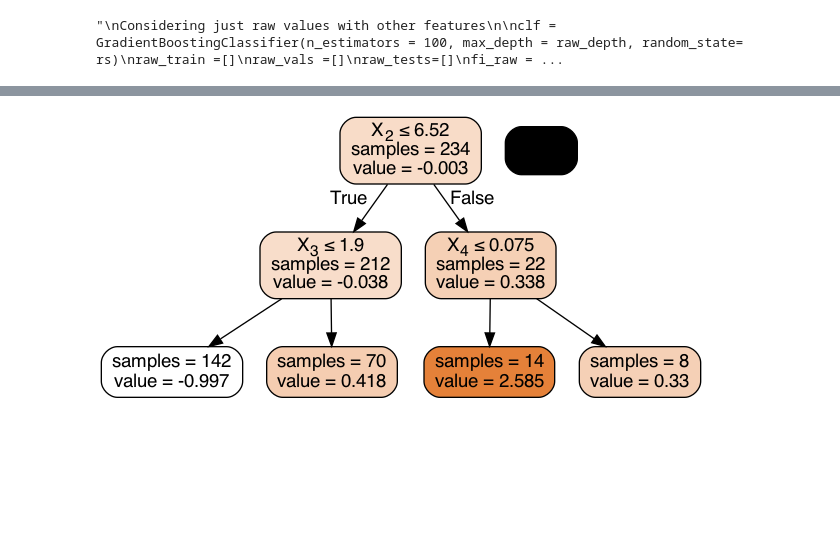
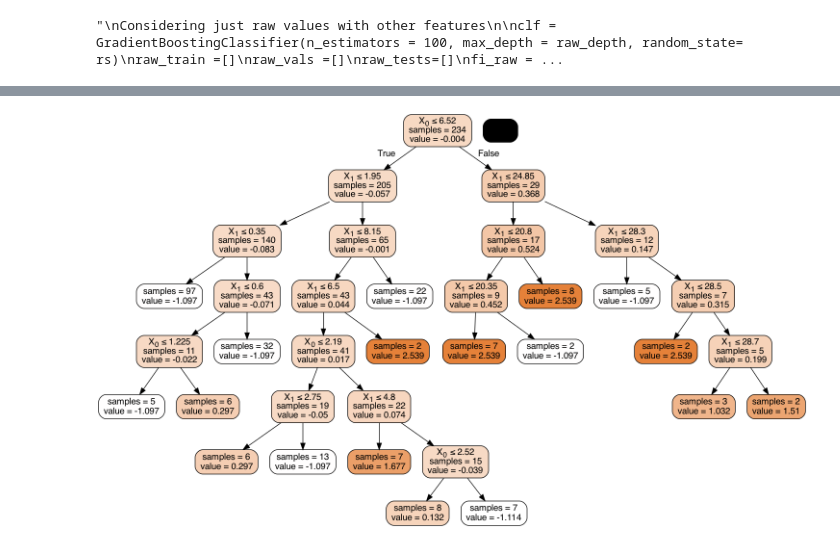
Before and after one commit to izguenther6/orie4741-final, a Jupyter notebook: scripts/trees.ipynb, the cells around one changed output, grey strips where cells are left out. Drawn from its saved outputs; the diff is of its cells as text; code cells hidden in the pictures; blank space fills up the shorter version.

```diff
--- a/scripts/trees.ipynb
+++ b/scripts/trees.ipynb
@@ -156,12 +166,11 @@ Image(png)
 df_a
 
 '''
-clf = GradientBoostingClassifier(n_estimators = 100, max_depth = a_depth, random_state= rs, min_samples_leaf = ms)
+clf = GradientBoostingClassifier(n_estimators = 100, max_depth = a_depth, random_state= rs, min_samples_leaf = a_samp)
 a_train =[]
 a_vals =[]
 a_tests=[]
 j = 50
-ms = 1
 fi_a = np.zeros((len(df_a.columns) - 1))
 a_pi = pd.DataFrame(index = range(j * 10),columns=df_a.iloc[:,:df_a.shape[1] - 1].columns)
 a_tfpn_avg = pd.DataFrame(data = np.zeros((1,4)),columns = ['true positive', 'true negative', 'false positive', 'false negative'])
@@ -252,7 +261,7 @@ Image(png)
 df_b
 
 '''
-clf = GradientBoostingClassifier(n_estimators = 100, max_depth = b_depth, random_state= rs, min_samples_leaf = ms)
+clf = GradientBoostingClassifier(n_estimators = 100, max_depth = b_depth, random_state= rs, min_samples_leaf = b_samp)
 b_train =[]
 b_vals =[]
 b_tests=[]
@@ -324,7 +333,7 @@ ax.set_xlim(-.05,.20)
 df_c
 
 '''
-clf = GradientBoostingClassifier(n_estimators = 100, max_depth = c_depth, random_state= rs, min_samples_leaf = ms)
+clf = GradientBoostingClassifier(n_estimators = 100, max_depth = c_depth, random_state= rs, min_samples_leaf = c_samp)
 c_train =[]
 c_vals =[]
 c_tests=[]
@@ -438,7 +447,7 @@ print(f'Average Test Accuracy: {raw_tests_avg}%')
 df_d
 
 '''
-clf = GradientBoostingClassifier(n_estimators = 100, max_depth = d_depth, random_state= rs, min_samples_leaf = ms)
+clf = GradientBoostingClassifier(n_estimators = 100, max_depth = d_depth, random_state= rs, min_samples_leaf = d_samp)
 d_train =[]
 d_vals =[]
 d_tests=[]
@@ -672,21 +683,21 @@ for i in cols:
         comp_test.loc[i,j] = [round(p_test,100)]
 # %%
 # Get the tree number 42
-sub_tree_42 = a_model.estimators_[3, 0]
+sub_tree_42 = d_model.estimators_[3, 0]
 
 # Visualization
 # Install graphviz: https://www.graphviz.org/download/
 from pydotplus import graph_from_dot_data
 from IPython.display import Image
 from sklearn.tree import export_graphviz
 dot_data = export_graphviz(
     sub_tree_42,
     out_file=None, filled=True, rounded=True,
     special_characters=True,
     proportion=False, impurity=False, # enable them if you want
 )
 graph = graph_from_dot_data(dot_data)
 png = graph.create_png()
 Image(png)
 # %% [output]
-[figure, old version]
+[figure, new version]
```
Also changed, not shown: parts of 15 cells of this notebook, 4 other files.
